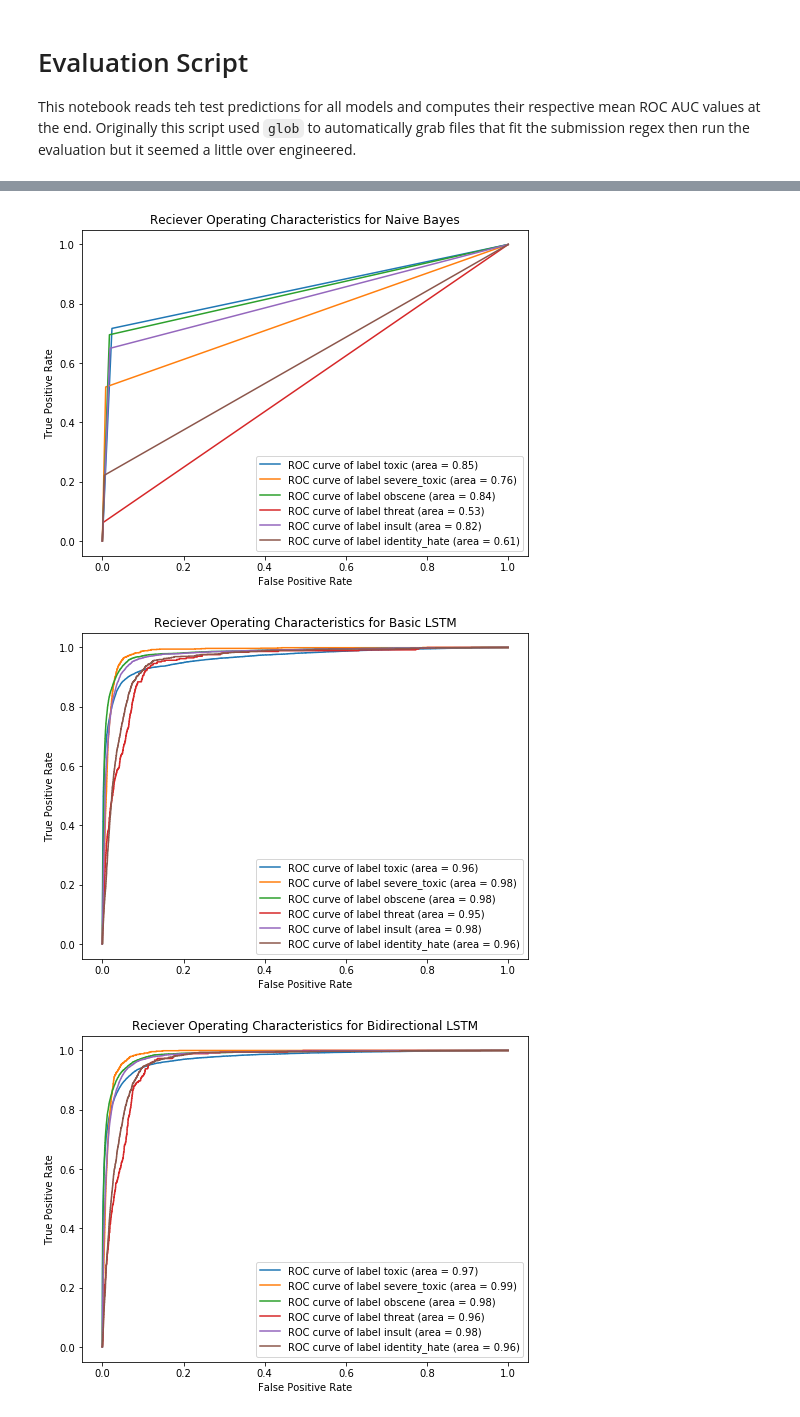
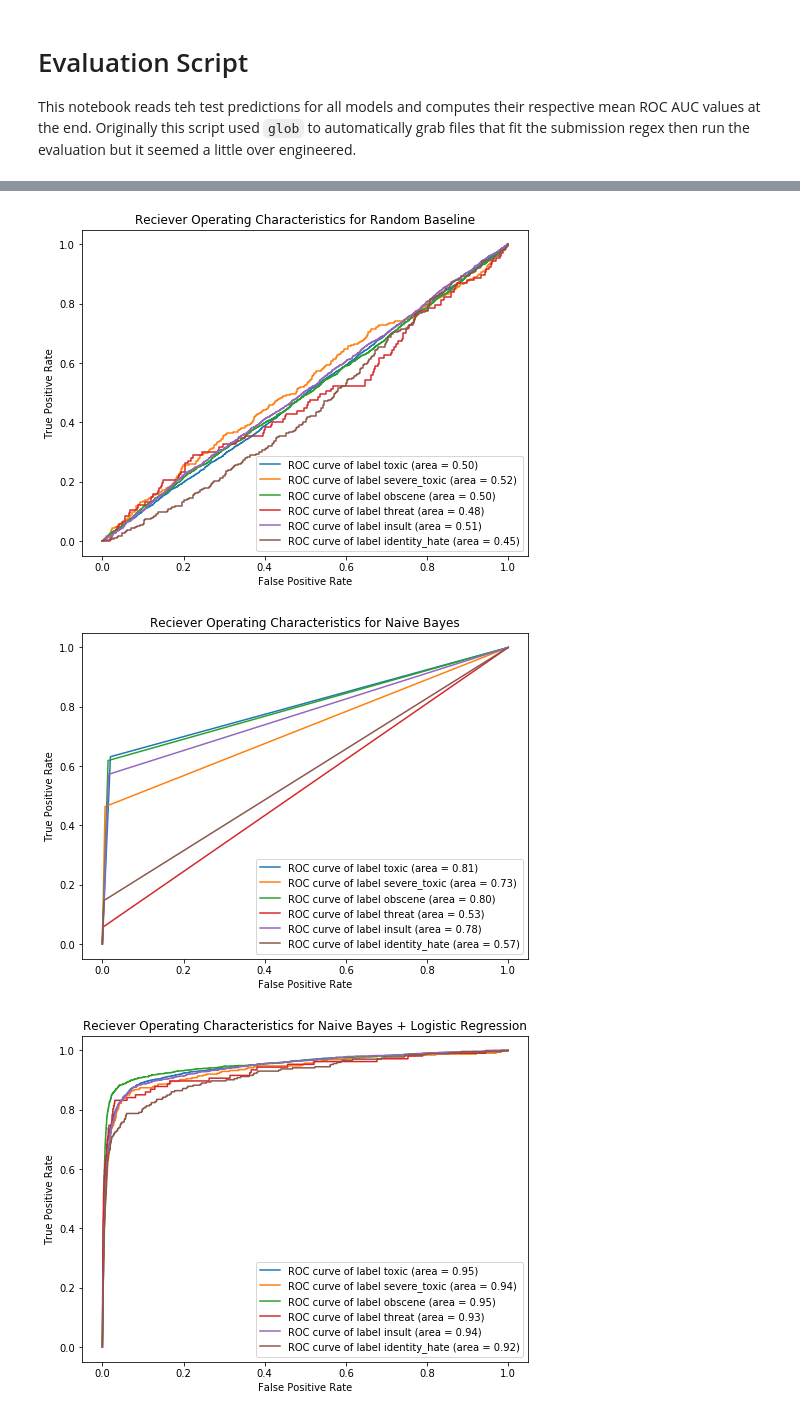
Before and after one commit to jLukeC/CIS599-Deep-Learning-NLP, a Jupyter notebook: identifying & classifying offensive comments/Analyze Model Outputs.ipynb, the cells around one changed output, grey strips where cells are left out. Cells and saved outputs as stored; diff of their text form; code cells hidden in the pictures.

```diff
--- a/identifying & classifying offensive comments/Analyze Model Outputs.ipynb
+++ b/identifying & classifying offensive comments/Analyze Model Outputs.ipynb
@@ -6,13 +6,19 @@ import pandas as pd
 
 labels = ['toxic', 'severe_toxic', 'obscene', 'threat', 'insult', 'identity_hate']
 
-test = pd.read_csv('data/train.csv')
+test = pd.read_csv('data/test.csv')
+
+test_random_baseline = pd.read_csv('submissions/test_random_baseline.csv')
+
 test_naive_bayes = pd.read_csv('submissions/test_naive_bayes.csv')
+test_NB_LR = pd.read_csv('submissions/test_nblr_count.csv')
 test_LSTM = pd.read_csv('submissions/test_basic_LSTM.csv')
 test_BiLSTM = pd.read_csv('submissions/test_bidirectional_LSTM.csv')
 
 models = {
+    "Random Baseline" : test_random_baseline,
     "Naive Bayes" : test_naive_bayes,
+    "Naive Bayes + Logistic Regression" : test_NB_LR,
     "Basic LSTM" : test_LSTM,
     "Bidirectional LSTM" : test_BiLSTM
 
@@ -29,28 +41,31 @@ Bidirectional LSTM 0.978057484733
 # %%
 from sklearn.metrics import roc_curve, auc
 import matplotlib.pyplot as plt
 
 %matplotlib inline
 
 # Create a graph for each model
+i = 0
 for name,prediction_df in models.items():
 
-    plt.figure(figsize=(8, 6))
+    f = plt.figure(figsize=(8, 6))
 
     # Create a line for each label's ROC
     for label in labels:
         fpr, tpr, thresholds = roc_curve(test[label], prediction_df[label])
         label_roc_auc = auc(fpr, tpr)
         graph_label = 'ROC curve of label {0} (area = {1:0.2f})'.format(label, label_roc_auc)
         plt.plot(fpr, tpr, label = graph_label)
 
     plt.xlabel('False Positive Rate')
     plt.ylabel('True Positive Rate')
 
     plt.title('Reciever Operating Characteristics for {}'.format(name))
     plt.legend(loc="lower right")
     plt.show()
+    f.savefig("visuals/" + str(i) + ".pdf")
+    i += 1
 # %% [output]
-[figure, old version]
+[figure, new version]
-[figure, old version]
+[figure, new version]
-[figure, old version]
+[figure, new version]
```
Also changed, not shown: parts of 3 cells of this notebook, 11 other files.
